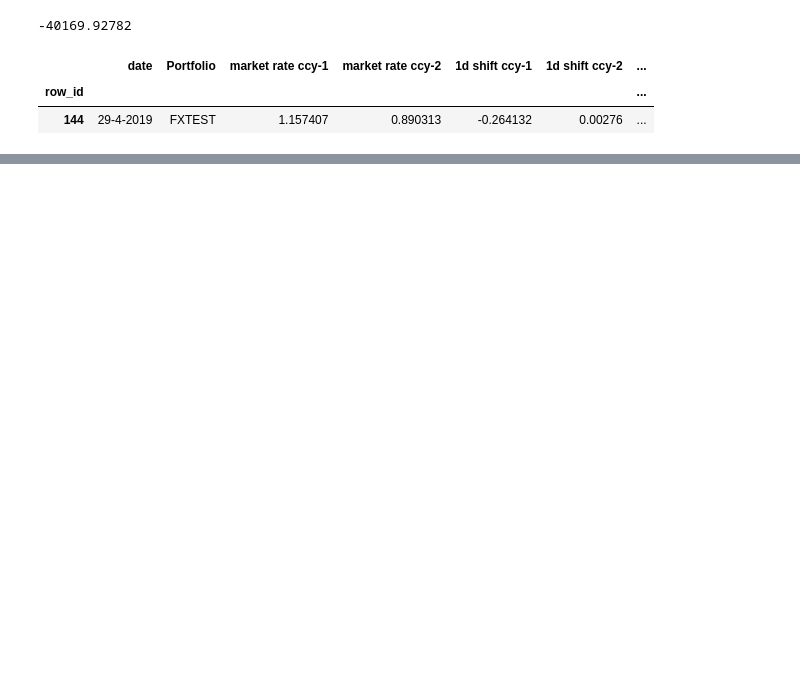
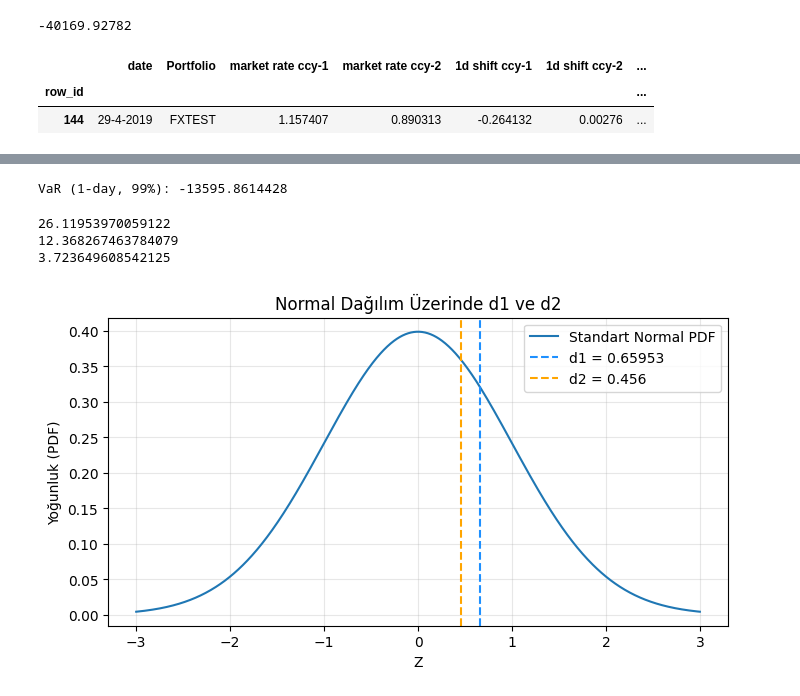
Before and after one commit to esratpb/TRM_engine_interview, a Jupyter notebook: Untitled-1.ipynb, the cells around one changed output, grey strips where cells are left out. Drawn from its saved outputs; the diff is of its cells as text; code cells hidden in the pictures; blank space fills up the shorter version.

```diff
--- a/Untitled-1.ipynb
+++ b/Untitled-1.ipynb
@@ -63,0 +212,35 @@ df_market_rate[df_market_rate['Total PnL FXTEST Total PnL vector'] == min(df_mar
+# %%
+# =========================
+# Historical VaR Calculation
+# =========================
+
+import numpy as np
+
+# Step 1: Total PnL already computed from dataframe
+total_pnl = df_market_rate["Total PnL FXTEST Total PnL vector"].dropna()
+
+# Step 2: Sort PnL (ascending: worst → best)
+sorted_pnl = np.sort(total_pnl)
+
+# Step 3: Number of observations
+n = len(sorted_pnl)
+
+# Step 4: Compute percentile index (1% for 99% VaR)
+percentile_index = 0.01 * n
+
+# Step 5: Adjust for Python 0-based indexing
+lower_index = int(np.floor(percentile_index)) - 1
+upper_index = int(np.ceil(percentile_index)) - 1
+
+# Step 6: Interpolation weight
+weight = percentile_index - np.floor(percentile_index)
+
+# Step 7: Interpolated VaR
+var = (
+    (1 - weight) * sorted_pnl[lower_index] +
+    weight * sorted_pnl[upper_index]
+)
+
+print("VaR (1-day, 99%):", var)
+# %% [output]
+VaR (1-day, 99%): -13595.8614428
@@ -63,0 +259,41 @@ df_market_rate[df_market_rate['Total PnL FXTEST Total PnL vector'] == min(df_mar
+# %%
+# ITM
+print(black_scholes(120, 100, 0.01, 0.3, 1, "call"))
+
+# ATM
+print(black_scholes(100, 100, 0.01, 0.3, 1, "call"))
+
+# OTM
+print(black_scholes(80, 100, 0.01, 0.3, 1, "call"))
+# %% [output]
+26.11953970059122
+12.368267463784079
+3.723649608542125
+# %%
+import numpy as np
+import matplotlib.pyplot as plt
+from scipy.stats import norm
+
+# 1) d1 ve d2'yi TANIMLA
+d1 = 0.65953
+d2 = 0.45600
+
+# 2) Normal dağılım eğrisi
+x = np.linspace(-3, 3, 1000)
+y = norm.pdf(x)
+
+plt.figure(figsize=(8,4))
+plt.plot(x, y, label="Standart Normal PDF")
+
+# 3) d1 ve d2 çizgileri
+plt.axvline(d1, color="dodgerblue", linestyle="--", label=f"d1 = {d1}")
+plt.axvline(d2, color="orange", linestyle="--", label=f"d2 = {d2}")
+
+plt.title("Normal Dağılım Üzerinde d1 ve d2")
+plt.xlabel("Z")
+plt.ylabel("Yoğunluk (PDF)")
+plt.legend()
+plt.grid(True, alpha=0.3)
+plt.show()
+# %% [output]
+[figure, added]
```
Also changed, not shown: parts of 17 cells of this notebook, 1 other file.
